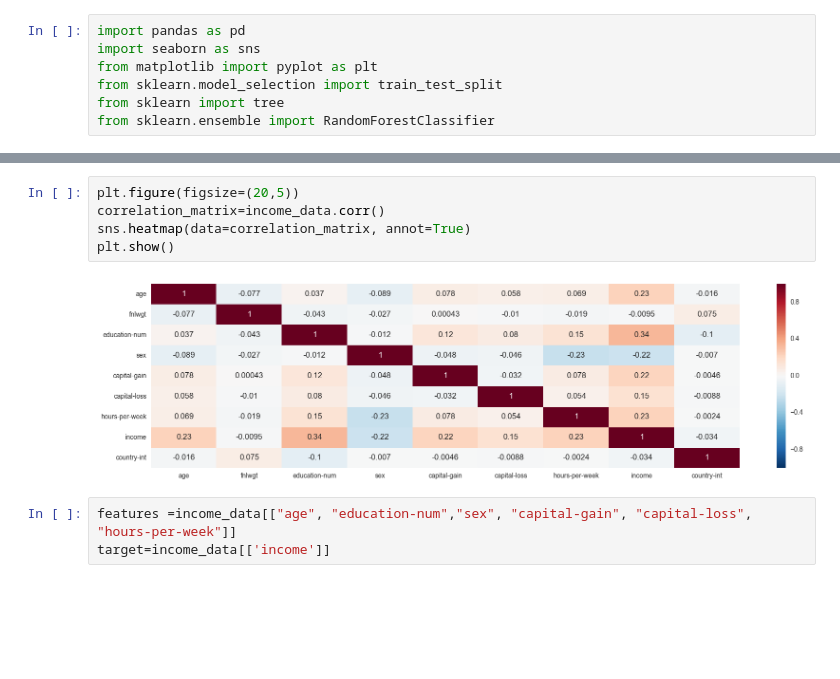
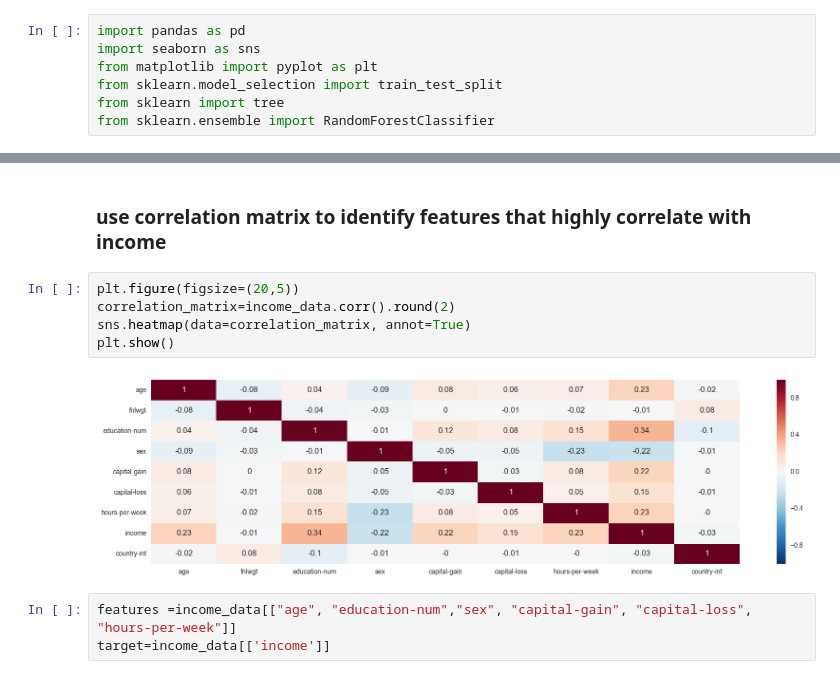
Before and after one commit to romi5193/DataScience, a Jupyter notebook: Income_prediction/Income Prediction_RandomForrest.ipynb, the cells around one changed output, grey strips where cells are left out. Drawn from its saved outputs; the diff is of its cells as text; blank space fills up the shorter version.

```diff
--- a/Income_prediction/Income Prediction_RandomForrest.ipynb
+++ b/Income_prediction/Income Prediction_RandomForrest.ipynb
@@ -59,10 +37,12 @@ income_data
+# %% [markdown]
+### use correlation matrix to identify features that highly correlate with income
 # %%
 plt.figure(figsize=(20,5))
-correlation_matrix=income_data.corr()
+correlation_matrix=income_data.corr().round(2)
 sns.heatmap(data=correlation_matrix, annot=True)
 plt.show()
 # %% [output]
-[figure, old version]
+[figure, new version]
 # %%
 features =income_data[["age", "education-num","sex", "capital-gain", "capital-loss", "hours-per-week"]]
 target=income_data[['income']]
```
Also changed, not shown: parts of 4 cells of this notebook, 3 other files.
